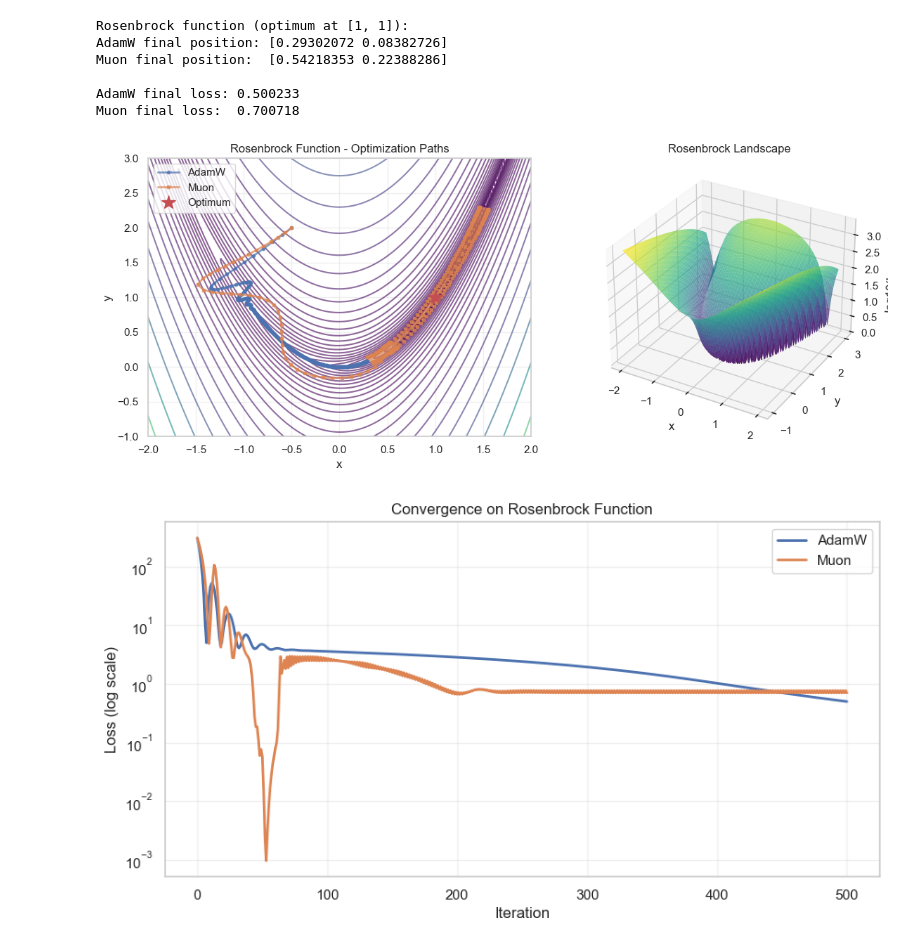
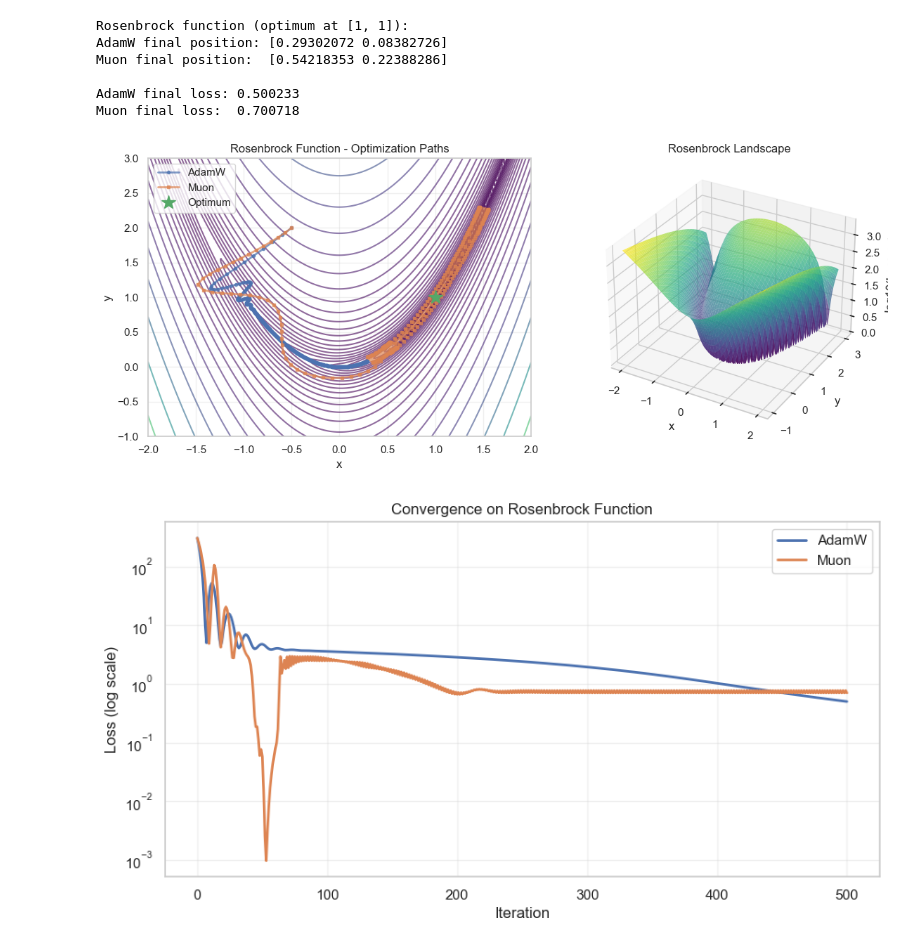
Before and after one commit to dougUCN/muon-tutorial, a Jupyter notebook: muon.ipynb, the cells around one changed output. Saved outputs shown, nothing was run; the diff lists cells and outputs as text; code cells hidden in the pictures.

```diff
--- a/muon.ipynb
+++ b/muon.ipynb
@@ -495,40 +540,51 @@ plt.plot(
     trajectory_muon_rb[:, 1],
     "s-",
     label="Muon",
     linewidth=2,
     markersize=3,
     alpha=0.7,
 )
 if highlight_epoch:
     plt.scatter(
-        trajectory_muon_rb[highlight_epoch, 0],
-        trajectory_muon_rb[highlight_epoch, 1],
+        trajectory_adamw_rb[highlight_epoch, 0],
+        trajectory_adamw_rb[highlight_epoch, 1],
         color="red",
-        s=200,
-        marker="*",
+        s=150,
+        marker="D",
         zorder=5,
         edgecolors="black",
         linewidths=2,
-        label=f"Epoch {highlight_epoch}",
+        label=f"AdamW Epoch {highlight_epoch}",
     )
-plt.plot(1, 1, "r*", markersize=15, label="Optimum")
+    plt.scatter(
+        trajectory_muon_rb[highlight_epoch, 0],
+        trajectory_muon_rb[highlight_epoch, 1],
+        color="orange",
+        s=150,
+        marker="D",
+        zorder=5,
+        edgecolors="black",
+        linewidths=2,
+        label=f"Muon Epoch {highlight_epoch}",
+    )
+plt.plot(1, 1, "g*", markersize=15, label="Optimum")
 plt.xlabel("x")
 plt.ylabel("y")
 plt.title("Rosenbrock Function - Optimization Paths")
 plt.legend()
 plt.grid(True, alpha=0.3)
 
 # 3D surface plot
 ax = plt.subplot(1, 2, 2, projection="3d")
 ax.plot_surface(X, Y, np.log10(Z + 1), cmap="viridis", alpha=0.7, edgecolor="none")
 ax.set_xlabel("x")
 ax.set_ylabel("y")
 ax.set_zlabel("log10(Loss + 1)")
 ax.set_title("Rosenbrock Landscape")
 plt.tight_layout()
 plt.show()
 # %% [output]
-[figure, old version]
+[figure, new version]
 # %%
 # Plot loss curves
 plt.figure(figsize=(10, 5))
```
Also changed, not shown: parts of 8 cells of this notebook.
